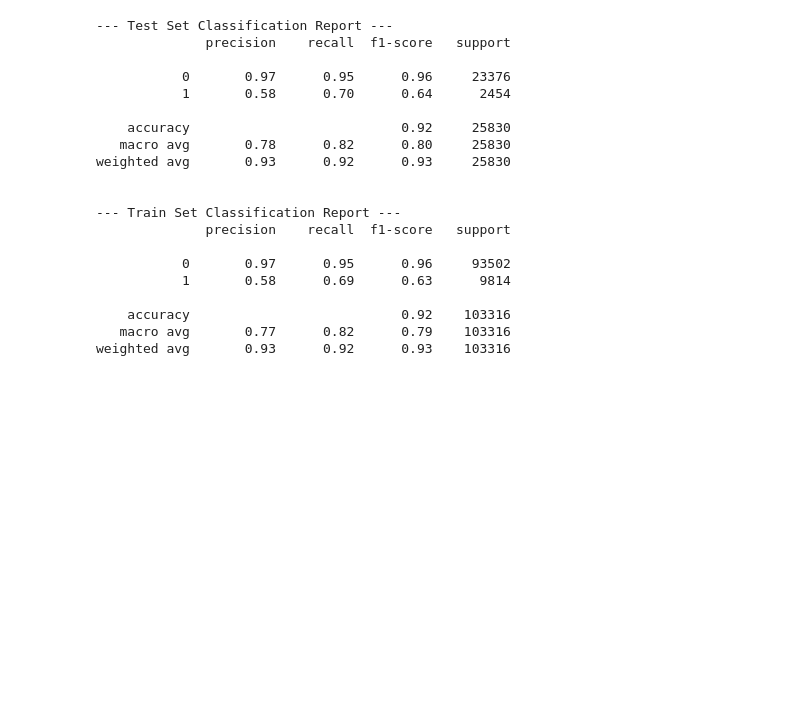
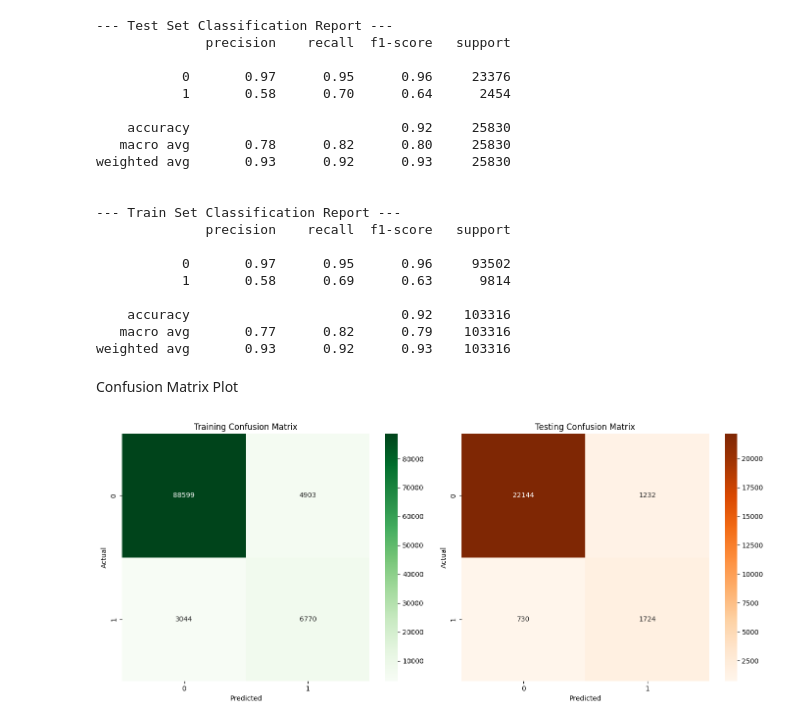
Before and after one commit to suhaasd/Fraud_Detection_Using_Machine_Learning, a Jupyter notebook: Fraud_Detection/fraud_detection.ipynb, the cells around one changed output. Saved outputs shown, nothing was run; the diff lists cells and outputs as text; code cells hidden in the pictures; blank space fills up the shorter version.

Commit message:
Evaluation - Add confusion matrix plots for train and test sets

```diff
--- a/Fraud_Detection/fraud_detection.ipynb
+++ b/Fraud_Detection/fraud_detection.ipynb
@@ -483,3 +483,33 @@ weighted avg       0.93      0.92      0.93     25830
     accuracy                           0.92    103316
    macro avg       0.77      0.82      0.79    103316
 weighted avg       0.93      0.92      0.93    103316
+# %% [markdown]
+Confusion Matrix Plot
+# %%
+import matplotlib.pyplot as plt
+import seaborn as sns
+from sklearn.metrics import (
+    confusion_matrix,
+    roc_curve,
+    auc,
+    precision_recall_curve,
+    average_precision_score,
+    classification_report
+)
+
+y_pred_train = best_xgb_model.predict(X_train)
+y_pred_test = y_pred
+
+fig, axes = plt.subplots(1, 2, figsize=(14, 6))
+sns.heatmap(confusion_matrix(y_train, y_pred_train), annot=True, fmt='d', cmap='Greens', ax=axes[0])
+axes[0].set_title('Training Confusion Matrix')
+axes[0].set_xlabel('Predicted'); axes[0].set_ylabel('Actual')
+
+sns.heatmap(confusion_matrix(y_test, y_pred_test), annot=True, fmt='d', cmap='Oranges', ax=axes[1])
+axes[1].set_title('Testing Confusion Matrix')
+axes[1].set_xlabel('Predicted'); axes[1].set_ylabel('Actual')
+
+plt.tight_layout()
+plt.show()
+# %% [output]
+[figure, added]
```
